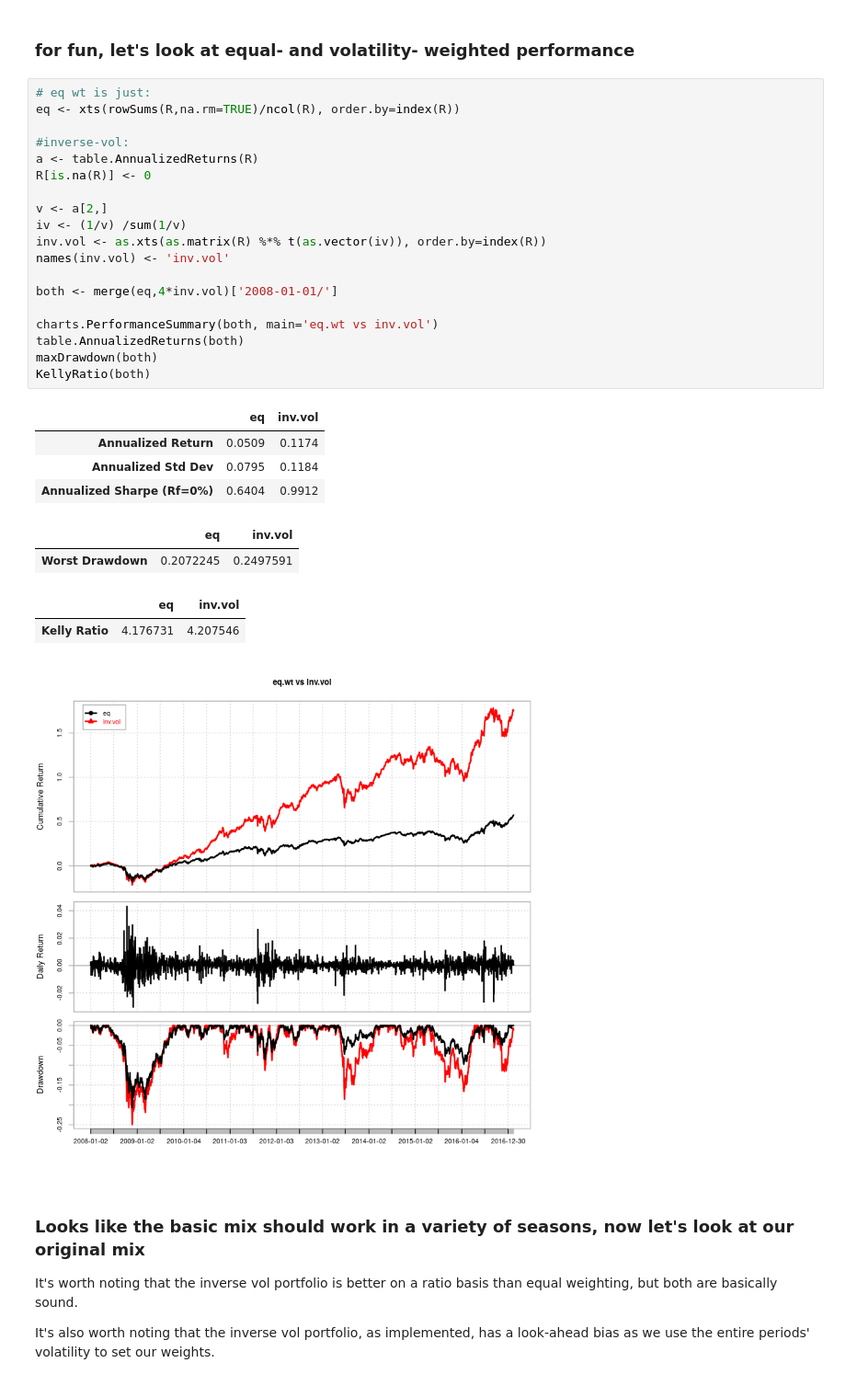
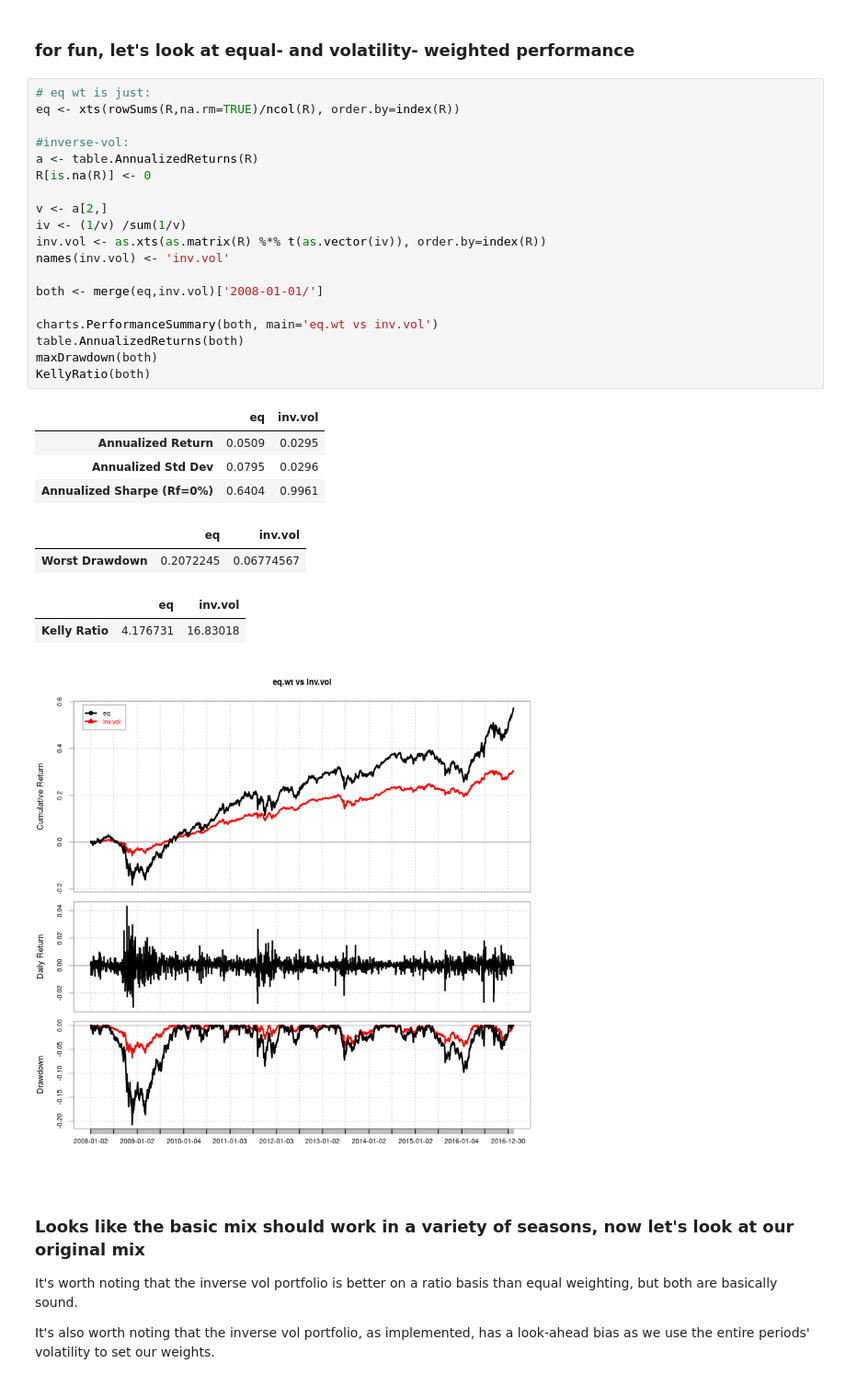
Before and after one commit to hackthemarket/via, a Jupyter notebook: monthly_longonly.ipynb, the cells around one changed output. Shown at 92% size. Drawn from its saved outputs; the diff is of its cells as text.

```diff
--- a/monthly_longonly.ipynb
+++ b/monthly_longonly.ipynb
@@ -130,32 +131,32 @@ KellyRatio(R)
 # %%
 # eq wt is just:
 eq <- xts(rowSums(R,na.rm=TRUE)/ncol(R), order.by=index(R))
 
 #inverse-vol:
 a <- table.AnnualizedReturns(R)
 R[is.na(R)] <- 0
 
 v <- a[2,]
 iv <- (1/v) /sum(1/v)
 inv.vol <- as.xts(as.matrix(R) %*% t(as.vector(iv)), order.by=index(R))
 names(inv.vol) <- 'inv.vol'
 
-both <- merge(eq,4*inv.vol)['2008-01-01/']
+both <- merge(eq,inv.vol)['2008-01-01/']
 
 charts.PerformanceSummary(both, main='eq.wt vs inv.vol')
 table.AnnualizedReturns(both)
 maxDrawdown(both)
 KellyRatio(both)
 # %% [output]
 |  | eq | inv.vol |
-| Annualized Return | 0.0509 | 0.1174 |
-| Annualized Std Dev | 0.0795 | 0.1184 |
-| Annualized Sharpe (Rf=0%) | 0.6404 | 0.9912 |
+| Annualized Return | 0.0509 | 0.0295 |
+| Annualized Std Dev | 0.0795 | 0.0296 |
+| Annualized Sharpe (Rf=0%) | 0.6404 | 0.9961 |
 |  | eq | inv.vol |
-| Worst Drawdown | 0.2072245 | 0.2497591 |
+| Worst Drawdown | 0.2072245 | 0.06774567 |
 |  | eq | inv.vol |
-| Kelly Ratio | 4.176731 | 4.207546 |
+| Kelly Ratio | 4.176731 | 16.83018 |
-[figure, old version]
+[figure, new version]
 # %% [markdown]
 ### Looks like the basic mix should work in a variety of seasons, now let's look at our original mix
 
```
Also changed, not shown: parts of 2 cells of this notebook.
